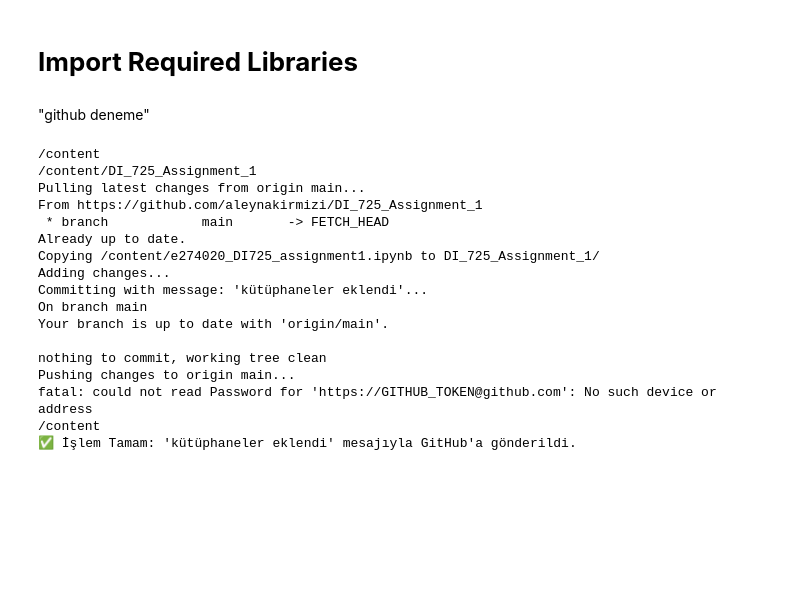
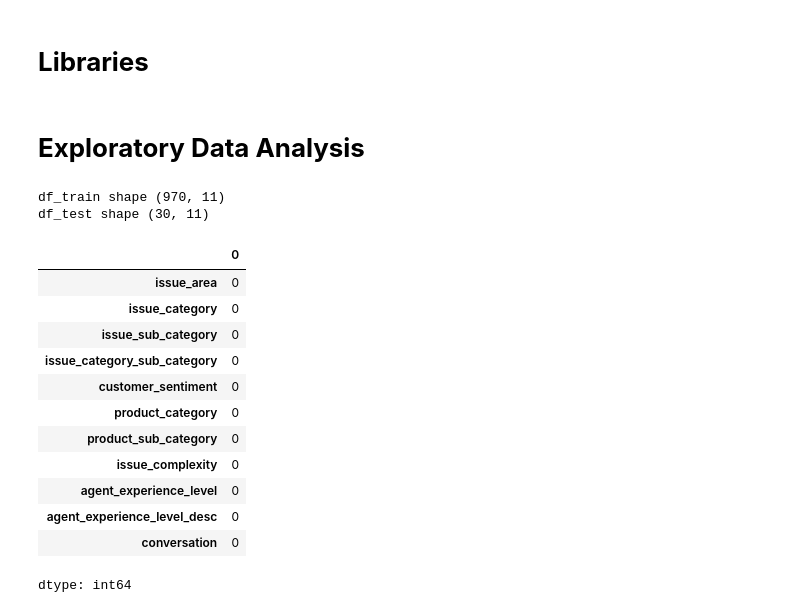
Before and after one commit to aleynakirmizi/DI_725_Assignment_1, a Jupyter notebook: e274020_DI725_assignment1.ipynb, the cells around one changed output. Saved outputs shown, nothing was run; the diff lists cells and outputs as text; code cells hidden in the pictures; blank space fills up the shorter version.

```diff
--- a/e274020_DI725_assignment1.ipynb
+++ b/e274020_DI725_assignment1.ipynb
@@ -3,4 +110,2 @@
 # %% [markdown]
-# **Import Required Libraries**
+# **Libraries**
-# %% [markdown]
-"github deneme"
@@ -76,22 +111,0 @@ def git_sync(commit_message):
-# %%
-import pandas as pd
-import numpy as np
-git_sync("kütüphaneler eklendi")
-# %% [output]
-/content
-/content/DI_725_Assignment_1
-Pulling latest changes from origin main...
-From https://github.com/aleynakirmizi/DI_725_Assignment_1
- * branch            main       -> FETCH_HEAD
-Already up to date.
-Copying /content/e274020_DI725_assignment1.ipynb to DI_725_Assignment_1/
-Adding changes...
-Committing with message: 'kütüphaneler eklendi'...
-On branch main
-Your branch is up to date with 'origin/main'.
-
-nothing to commit, working tree clean
-Pushing changes to origin main...
-fatal: could not read Password for 'https://GITHUB_TOKEN@github.com': No such device or address
-/content
-✅ İşlem Tamam: 'kütüphaneler eklendi' mesajıyla GitHub'a gönderildi.
@@ -97,0 +121,27 @@ fatal: could not read Password for 'https://GITHUB_TOKEN@github.com': No such de
+# %% [markdown]
+# **Exploratory Data Analysis**
+# %%
+df_train = pd.read_csv('train.csv')
+df_test = pd.read_csv('test.csv')
+# %%
+print("df_train shape", df_train.shape)
+print("df_test shape", df_test.shape)
+# %% [output]
+df_train shape (970, 11)
+df_test shape (30, 11)
+# %%
+df_train.isnull().sum()
+# %% [output]
+|  | 0 |
+| issue_area | 0 |
+| issue_category | 0 |
+| issue_sub_category | 0 |
+| issue_category_sub_category | 0 |
+| customer_sentiment | 0 |
+| product_category | 0 |
+| product_sub_category | 0 |
+| issue_complexity | 0 |
+| agent_experience_level | 0 |
+| agent_experience_level_desc | 0 |
+| conversation | 0 |
+dtype: int64
```
Also changed, not shown: parts of 14 cells of this notebook.
